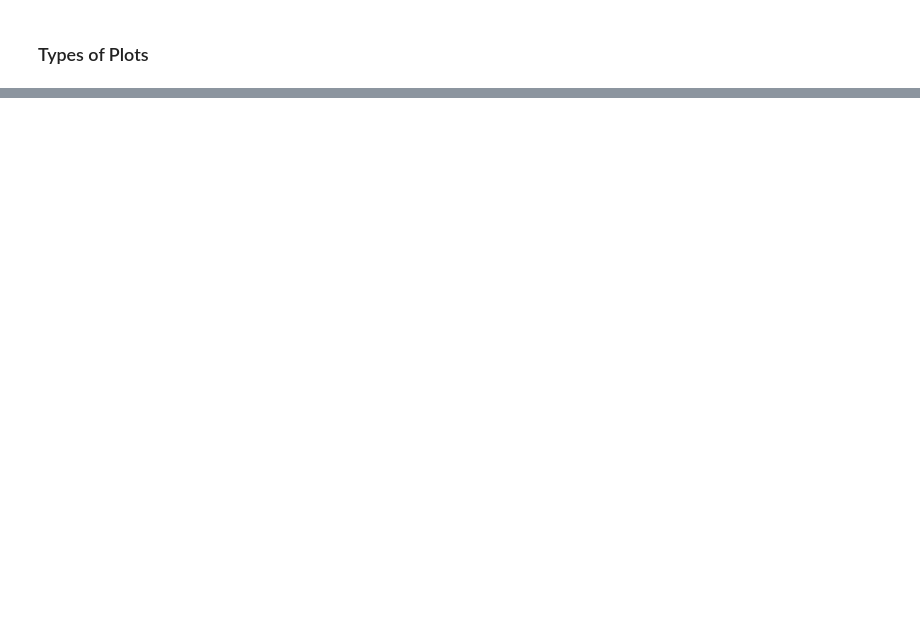
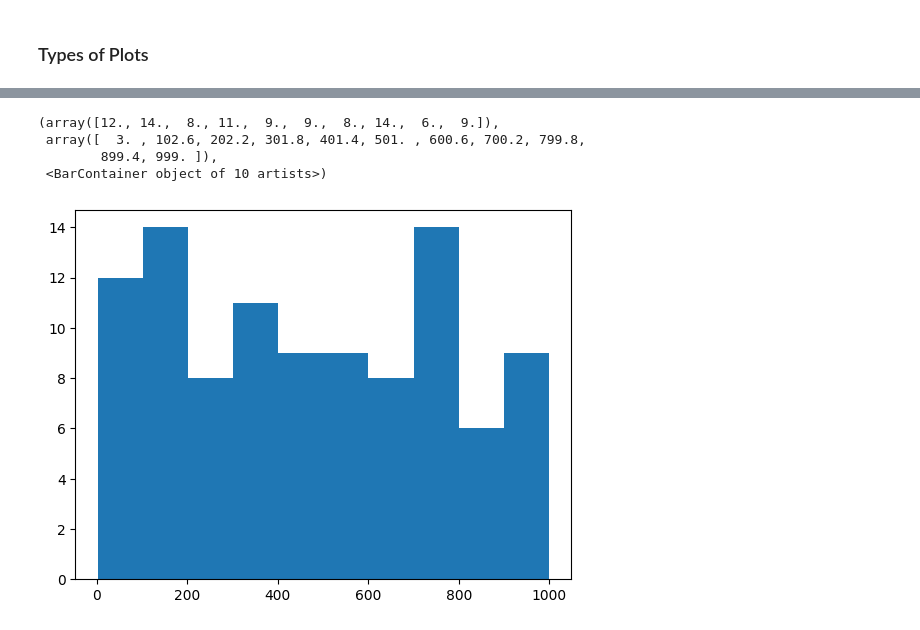
Before and after one commit to Maaaccc05/ML-Learning, a Jupyter notebook: Matplotlib/matplotlib.ipynb, the cells around one changed output, grey strips where cells are left out. Drawn from its saved outputs; the diff is of its cells as text; code cells hidden in the pictures; blank space fills up the shorter version.

```diff
--- a/Matplotlib/matplotlib.ipynb
+++ b/Matplotlib/matplotlib.ipynb
@@ -47,0 +53,10 @@ axis2.plot(x,y)
+# %%
+from random import sample
+data = sample(range(1,1000), 100)
+plt.hist(data) #(does not contain y value)
+# %% [output]
+(array([12., 14.,  8., 11.,  9.,  9.,  8., 14.,  6.,  9.]),
+ array([  3. , 102.6, 202.2, 301.8, 401.4, 501. , 600.6, 700.2, 799.8,
+        899.4, 999. ]),
+ <BarContainer object of 10 artists>)
+[figure, added]
```
Also changed, not shown: parts of 12 cells of this notebook, 2 other files.
